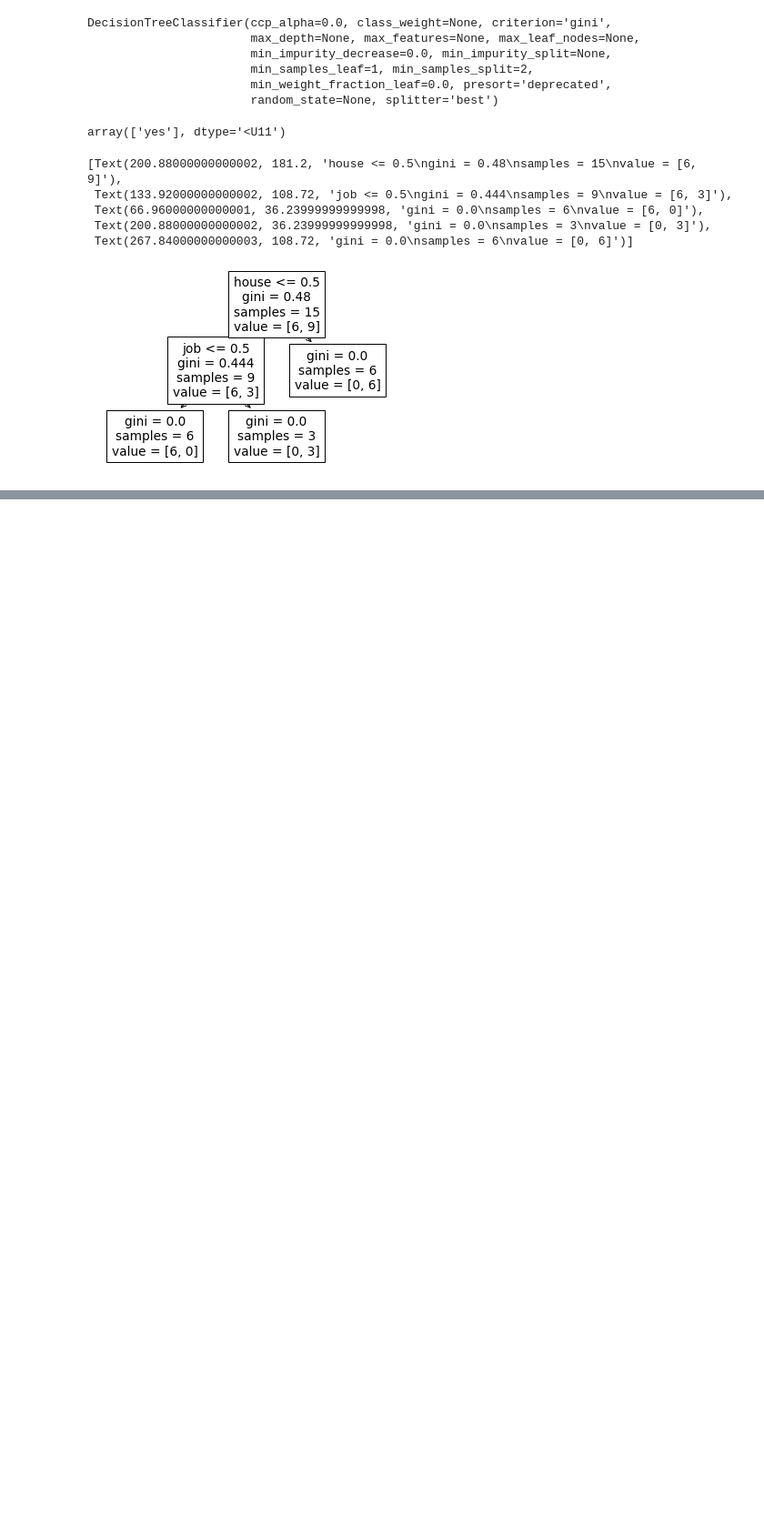
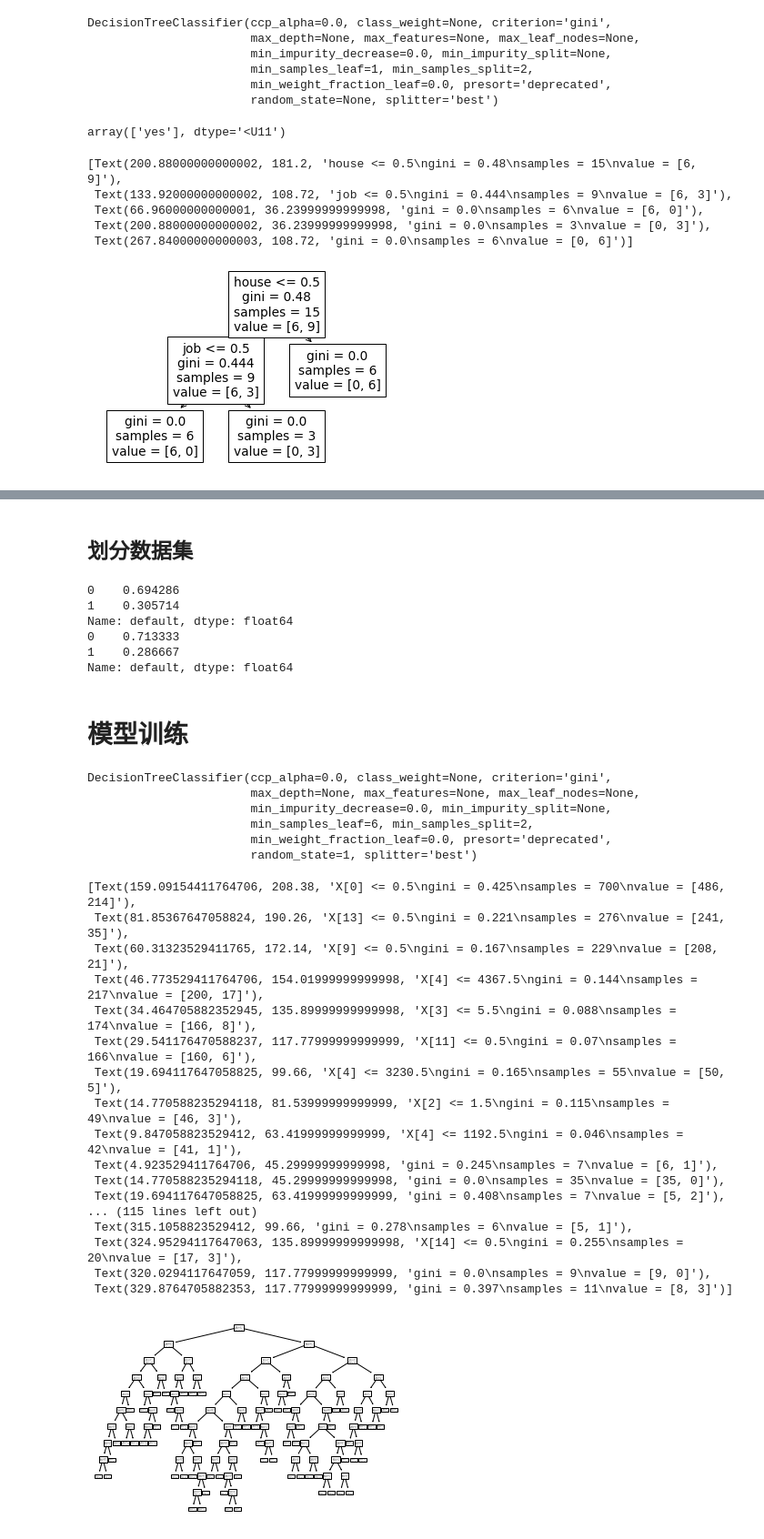
Before and after one commit to longfengpili/ML_algorithm_engineer_camp, a Jupyter notebook: 第四章、决策树.ipynb, the cells around one changed output, grey strips where cells are left out. Shown at 91% size. Drawn from its saved outputs; the diff is of its cells as text; code cells hidden in the pictures; blank space fills up the shorter version.

Commit message:
[新增]sklearn

```diff
--- a/第四章、决策树.ipynb
+++ b/第四章、决策树.ipynb
@@ -271,0 +286,3 @@ array(['yes'], dtype='<U11')
+# %%
+credit = pd.read_csv("./data/4_1.csv")
+credit.head(2)
@@ -271,0 +405,19 @@ array(['yes'], dtype='<U11')
+# %% [markdown]
+## 划分数据集
+# %%
+from sklearn.model_selection import train_test_split
+y = credit['default']
+X  = credit.loc[:,'account_check_status':'foreign_worker']
+X_train, X_test, y_train, y_test = train_test_split(X, y, test_size=0.3, random_state=1)
+# %%
+print (y_train.value_counts()/len(y_train))
+print (y_test.value_counts()/len(y_test))
+# %% [output]
+0    0.694286
+1    0.305714
+Name: default, dtype: float64
+0    0.713333
+1    0.286667
+Name: default, dtype: float64
+# %% [markdown]
+# 模型训练
@@ -271,0 +426,29 @@ array(['yes'], dtype='<U11')
+# %%
+dtc = DecisionTreeClassifier(min_samples_leaf = 6,random_state=1)
+dtc.fit(X_train, y_train)
+plot_tree(dtc)
+# %% [output]
+DecisionTreeClassifier(ccp_alpha=0.0, class_weight=None, criterion='gini',
+                       max_depth=None, max_features=None, max_leaf_nodes=None,
+                       min_impurity_decrease=0.0, min_impurity_split=None,
+                       min_samples_leaf=6, min_samples_split=2,
+                       min_weight_fraction_leaf=0.0, presort='deprecated',
+                       random_state=1, splitter='best')
+[Text(159.09154411764706, 208.38, 'X[0] <= 0.5\ngini = 0.425\nsamples = 700\nvalue = [486, 214]'),
+ Text(81.85367647058824, 190.26, 'X[13] <= 0.5\ngini = 0.221\nsamples = 276\nvalue = [241, 35]'),
+ Text(60.31323529411765, 172.14, 'X[9] <= 0.5\ngini = 0.167\nsamples = 229\nvalue = [208, 21]'),
+ Text(46.773529411764706, 154.01999999999998, 'X[4] <= 4367.5\ngini = 0.144\nsamples = 217\nvalue = [200, 17]'),
+ Text(34.464705882352945, 135.89999999999998, 'X[3] <= 5.5\ngini = 0.088\nsamples = 174\nvalue = [166, 8]'),
+ Text(29.541176470588237, 117.77999999999999, 'X[11] <= 0.5\ngini = 0.07\nsamples = 166\nvalue = [160, 6]'),
+ Text(19.694117647058825, 99.66, 'X[4] <= 3230.5\ngini = 0.165\nsamples = 55\nvalue = [50, 5]'),
+ Text(14.770588235294118, 81.53999999999999, 'X[2] <= 1.5\ngini = 0.115\nsamples = 49\nvalue = [46, 3]'),
+ Text(9.847058823529412, 63.41999999999999, 'X[4] <= 1192.5\ngini = 0.046\nsamples = 42\nvalue = [41, 1]'),
+ Text(4.923529411764706, 45.29999999999998, 'gini = 0.245\nsamples = 7\nvalue = [6, 1]'),
+ Text(14.770588235294118, 45.29999999999998, 'gini = 0.0\nsamples = 35\nvalue = [35, 0]'),
+ Text(19.694117647058825, 63.41999999999999, 'gini = 0.408\nsamples = 7\nvalue = [5, 2]'),
+... (115 lines left out)
+ Text(315.1058823529412, 99.66, 'gini = 0.278\nsamples = 6\nvalue = [5, 1]'),
+ Text(324.95294117647063, 135.89999999999998, 'X[14] <= 0.5\ngini = 0.255\nsamples = 20\nvalue = [17, 3]'),
+ Text(320.0294117647059, 117.77999999999999, 'gini = 0.0\nsamples = 9\nvalue = [9, 0]'),
+ Text(329.8764705882353, 117.77999999999999, 'gini = 0.397\nsamples = 11\nvalue = [8, 3]')]
+[figure, added]
```
Also changed, not shown: parts of 14 cells of this notebook, 2 other files.
